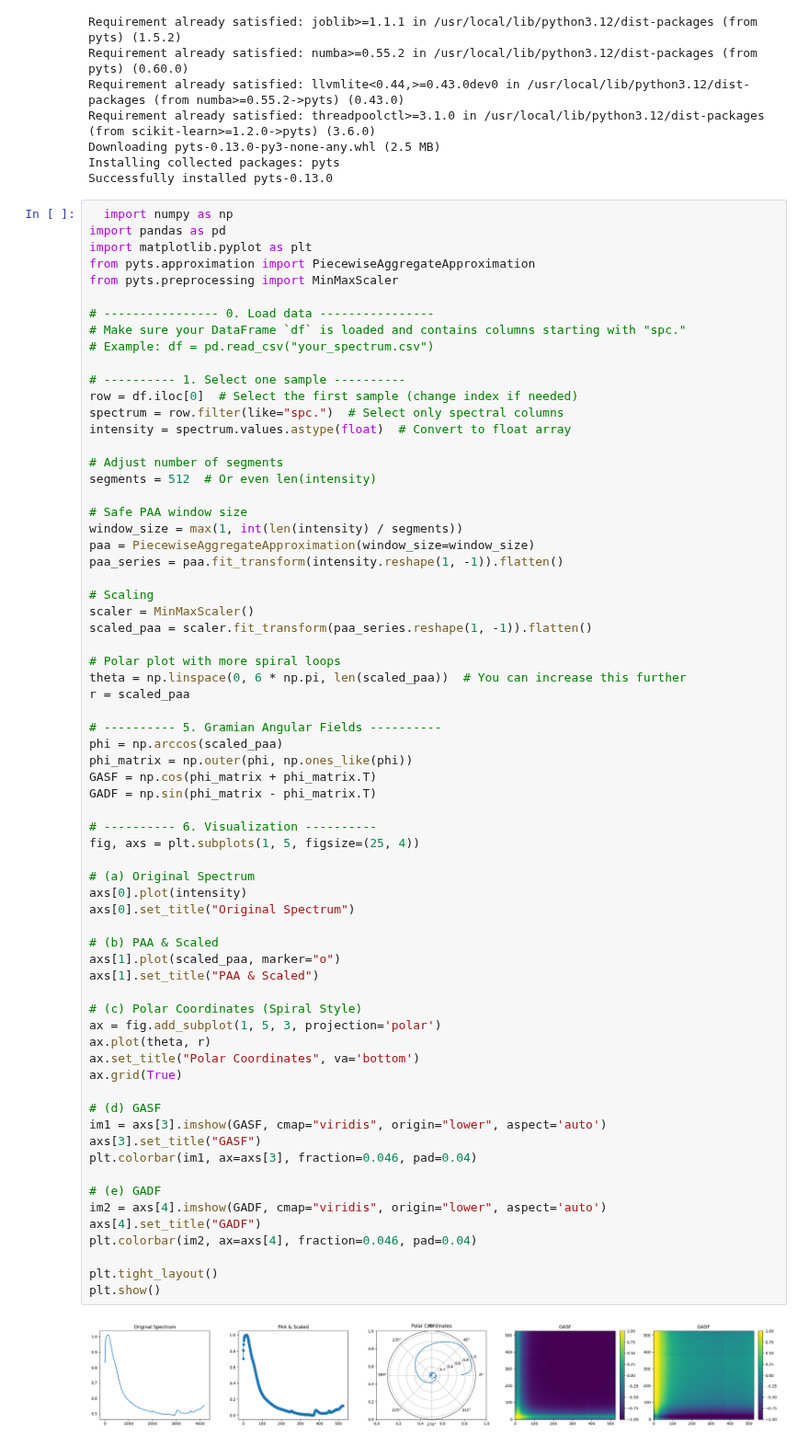
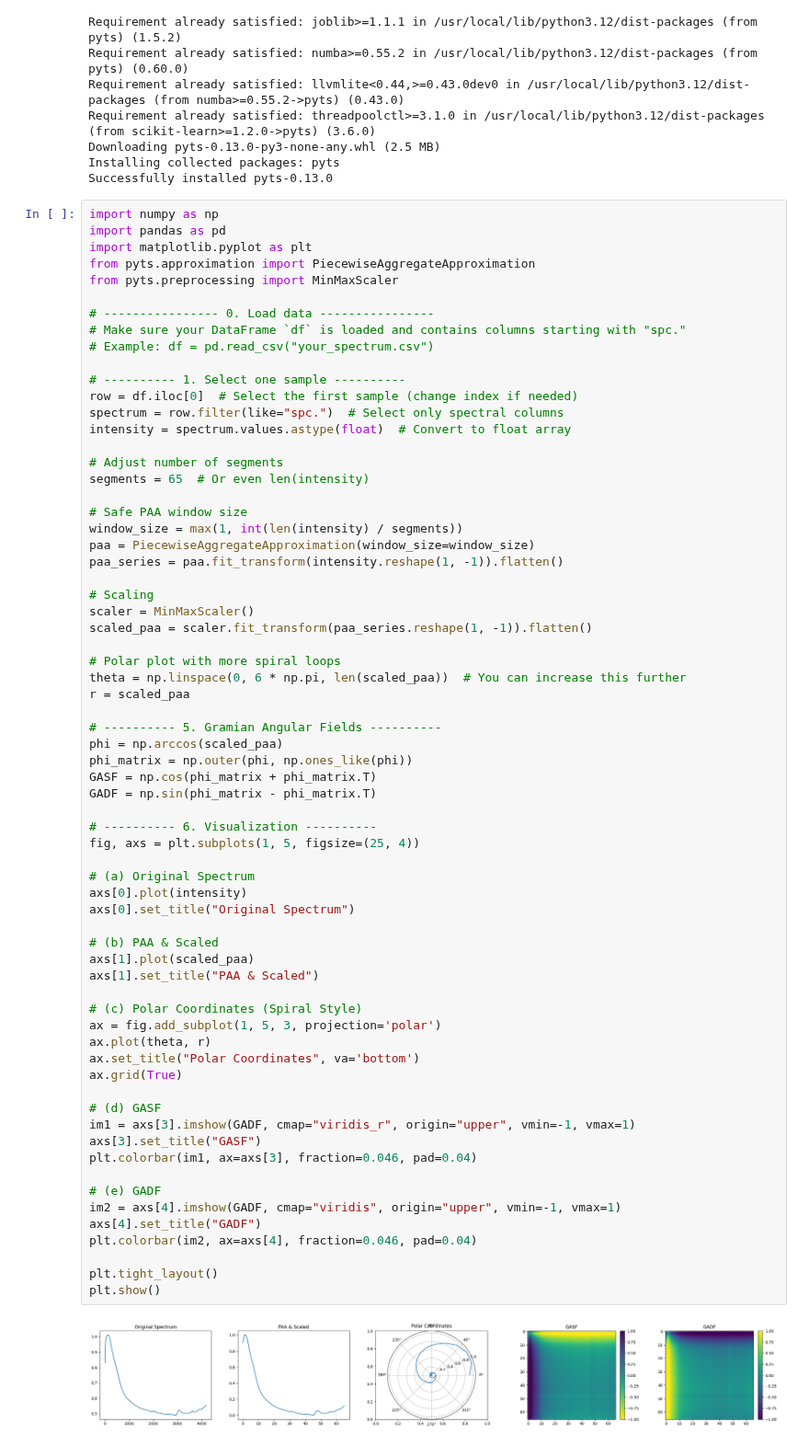
Before and after one commit to Raoina/Spectra-2-Image, a Jupyter notebook: notebooks/Image_Transformation/ 02_GAF_Transformation.ipynb, the cells around one changed output. Shown at 92% size. Drawn from its saved outputs; the diff is of its cells as text.

```diff
--- a/notebooks/Image_Transformation/ 02_GAF_Transformation.ipynb
+++ b/notebooks/Image_Transformation/ 02_GAF_Transformation.ipynb
@@ -170,7 +166,7 @@ Downloading pyts-0.13.0-py3-none-any.whl (2.5 MB)
 Installing collected packages: pyts
 Successfully installed pyts-0.13.0
 # %%
-  import numpy as np
+import numpy as np
 import pandas as pd
 import matplotlib.pyplot as plt
 from pyts.approximation import PiecewiseAggregateApproximation
@@ -186,7 +182,7 @@ spectrum = row.filter(like="spc.")  # Select only spectral columns
 intensity = spectrum.values.astype(float)  # Convert to float array
 
 # Adjust number of segments
-segments = 512  # Or even len(intensity)
+segments = 65  # Or even len(intensity)
 
 # Safe PAA window size
 window_size = max(1, int(len(intensity) / segments))
@@ -207,34 +203,34 @@ phi_matrix = np.outer(phi, np.ones_like(phi))
 GASF = np.cos(phi_matrix + phi_matrix.T)
 GADF = np.sin(phi_matrix - phi_matrix.T)
 
 # ---------- 6. Visualization ----------
 fig, axs = plt.subplots(1, 5, figsize=(25, 4))
 
 # (a) Original Spectrum
 axs[0].plot(intensity)
 axs[0].set_title("Original Spectrum")
 
 # (b) PAA & Scaled
-axs[1].plot(scaled_paa, marker="o")
+axs[1].plot(scaled_paa)
 axs[1].set_title("PAA & Scaled")
 
 # (c) Polar Coordinates (Spiral Style)
 ax = fig.add_subplot(1, 5, 3, projection='polar')
 ax.plot(theta, r)
 ax.set_title("Polar Coordinates", va='bottom')
 ax.grid(True)
 
 # (d) GASF
-im1 = axs[3].imshow(GASF, cmap="viridis", origin="lower", aspect='auto')
+im1 = axs[3].imshow(GADF, cmap="viridis_r", origin="upper", vmin=-1, vmax=1)
 axs[3].set_title("GASF")
 plt.colorbar(im1, ax=axs[3], fraction=0.046, pad=0.04)
 
 # (e) GADF
-im2 = axs[4].imshow(GADF, cmap="viridis", origin="lower", aspect='auto')
+im2 = axs[4].imshow(GADF, cmap="viridis", origin="upper", vmin=-1, vmax=1)
 axs[4].set_title("GADF")
 plt.colorbar(im2, ax=axs[4], fraction=0.046, pad=0.04)
 
 plt.tight_layout()
 plt.show()
 # %% [output]
-[figure, old version]
+[figure, new version]
```
Also changed, not shown: parts of 2 cells of this notebook.
